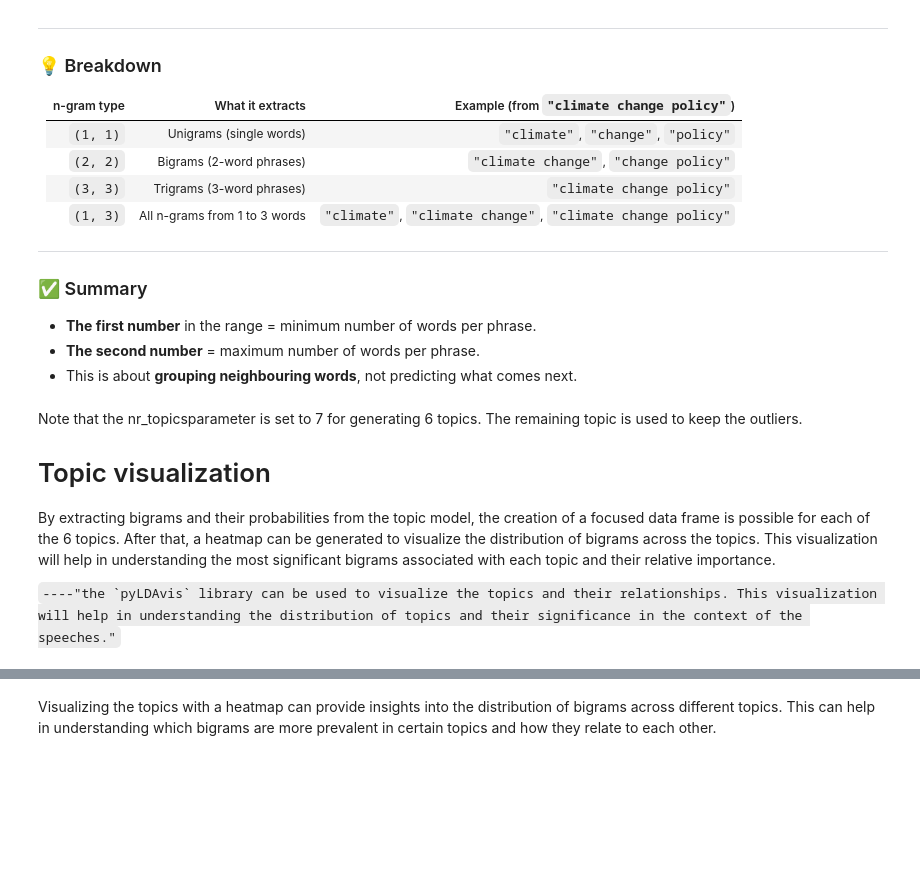
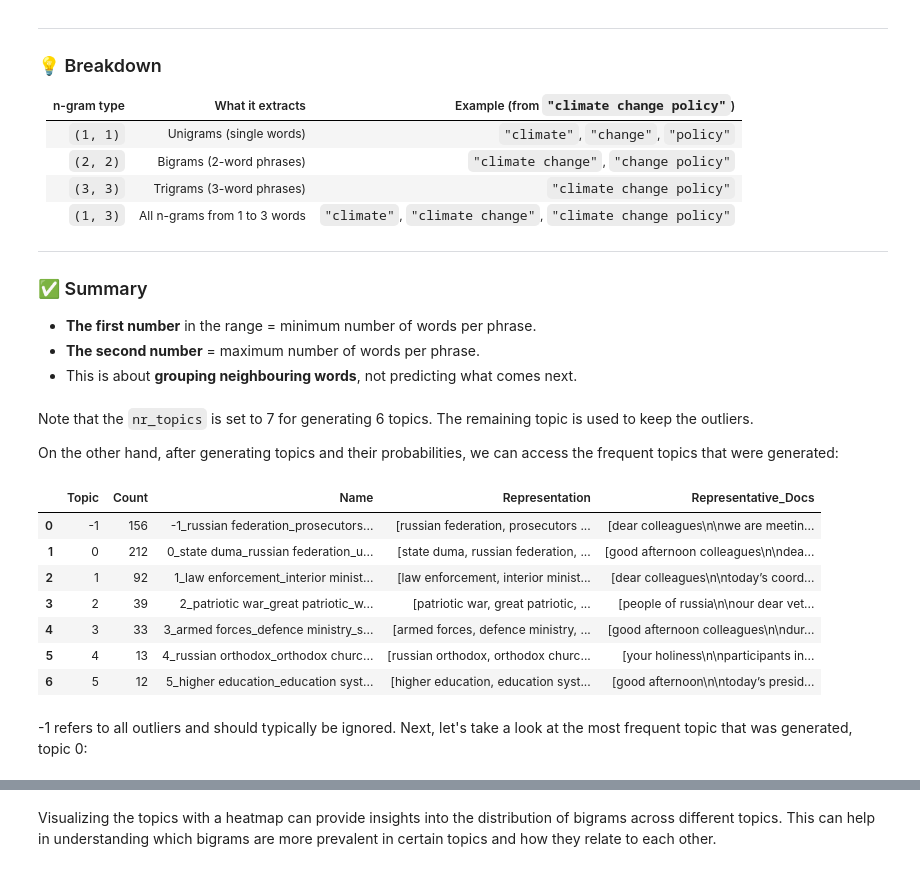
Before and after one commit to AlbertoGhub/Topic-Modelling-BERTopic_Political_speech_analysis, a Jupyter notebook: notebooks/main.ipynb, the cells around one changed output, grey strips where cells are left out. Cells and saved outputs as stored; diff of their text form; code cells hidden in the pictures; blank space fills up the shorter version.

````diff
--- a/notebooks/main.ipynb
+++ b/notebooks/main.ipynb
@@ -185,10 +269,19 @@ topic_model = BERTopic(
 # Fit model
 topics, probabilities = topic_model.fit_transform(docs)
 # %% [markdown]
-Note that the nr_topicsparameter is set to 7 for generating 6 topics. The remaining topic is used to keep the outliers.
+Note that the ```nr_topics``` is set to 7 for generating 6 topics. The remaining topic is used to keep the outliers.
 
-# Topic visualization
-
-By extracting bigrams and their probabilities from the topic model, the creation of a focused data frame is possible for each of the 6 topics. After that, a heatmap can be generated to visualize the distribution of bigrams across the topics. This visualization will help in understanding the most significant bigrams associated with each topic and their relative importance.
-
-```----"the `pyLDAvis` library can be used to visualize the topics and their relationships. This visualization will help in understanding the distribution of topics and their significance in the context of the speeches."```
+On the other hand, after generating topics and their probabilities, we can access the frequent topics that were generated:
+# %%
+topic_model.get_topic_info()
+# %% [output]
+|  | Topic | Count | Name | Representation | Representative_Docs |
+| 0 | -1 | 156 | -1_russian federation_prosecutors... | [russian federation, prosecutors ... | [dear colleagues\n\nwe are meetin... |
+| 1 | 0 | 212 | 0_state duma_russian federation_u... | [state duma, russian federation, ... | [good afternoon colleagues\n\ndea... |
+| 2 | 1 | 92 | 1_law enforcement_interior minist... | [law enforcement, interior minist... | [dear colleagues\n\ntoday’s coord... |
+| 3 | 2 | 39 | 2_patriotic war_great patriotic_w... | [patriotic war, great patriotic, ... | [people of russia\n\nour dear vet... |
+| 4 | 3 | 33 | 3_armed forces_defence ministry_s... | [armed forces, defence ministry, ... | [good afternoon colleagues\n\ndur... |
+| 5 | 4 | 13 | 4_russian orthodox_orthodox churc... | [russian orthodox, orthodox churc... | [your holiness\n\nparticipants in... |
+| 6 | 5 | 12 | 5_higher education_education syst... | [higher education, education syst... | [good afternoon\n\ntoday’s presid... |
+# %% [markdown]
+-1 refers to all outliers and should typically be ignored. Next, let's take a look at the most frequent topic that was generated, topic 0:
````
Also changed, not shown: parts of 6 cells of this notebook.
